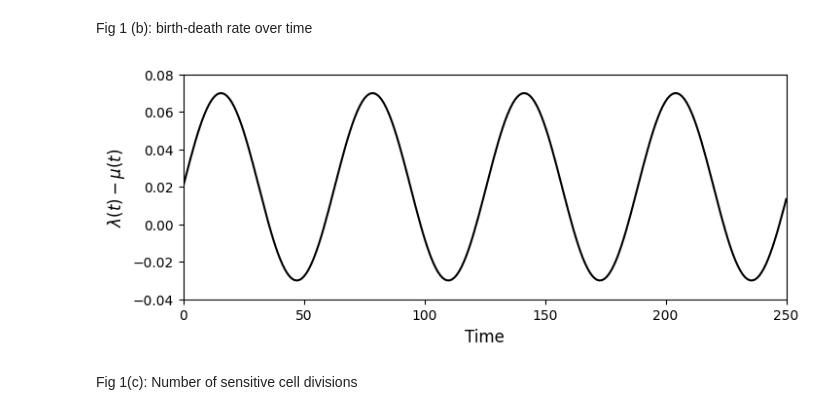
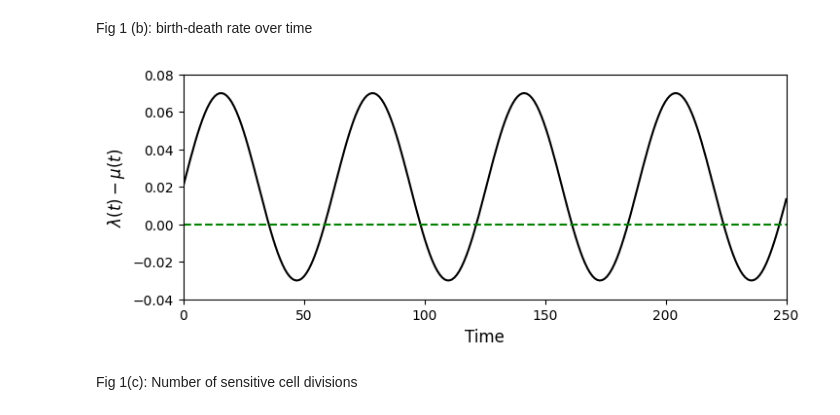
Before and after one commit to colmmcc2000/RSCAM_Group_11, a Jupyter notebook: code_RSCAM.ipynb, the cells around one changed output. Cells and saved outputs as stored; diff of their text form; code cells hidden in the pictures.

```diff
--- a/code_RSCAM.ipynb
+++ b/code_RSCAM.ipynb
@@ -75,20 +78,22 @@ Fig 1 (b): birth-death rate over time
 # %%
 time = np.linspace(0, 250, 250)
 y_axis = np.zeros(len(time))
+y_dashed = np.zeros(len(time))
 for i, n in enumerate(time):
     y_axis[i] = func(n)
 fig = plt.figure(figsize=(8, 3))
 plt.plot(time, y_axis, c = 'black')
+plt.plot(time, np.zeros(len(time)), '--', c = 'green' )
 plt.xlim(0, 250)
 plt.ylim(-0.04, 0.08)
 plt.xlabel('Time', fontsize=12)
 plt.ylabel(r'$\lambda(t) - \mu(t)$', fontsize=12)
 
 #uncomment to overwrite figure
 #plt.savefig('Figs/single_type_net_growth_rate.pdf', format='pdf', bbox_inches='tight', dpi=300)
 plt.show()
 # %% [output]
-[figure, old version]
+[figure, new version]
 # %%
 vals_c = np.linspace(0, 250, 250)
 store_c = np.zeros(len(vals_c))
```
Also changed, not shown: parts of 12 cells of this notebook, 3 other files.
